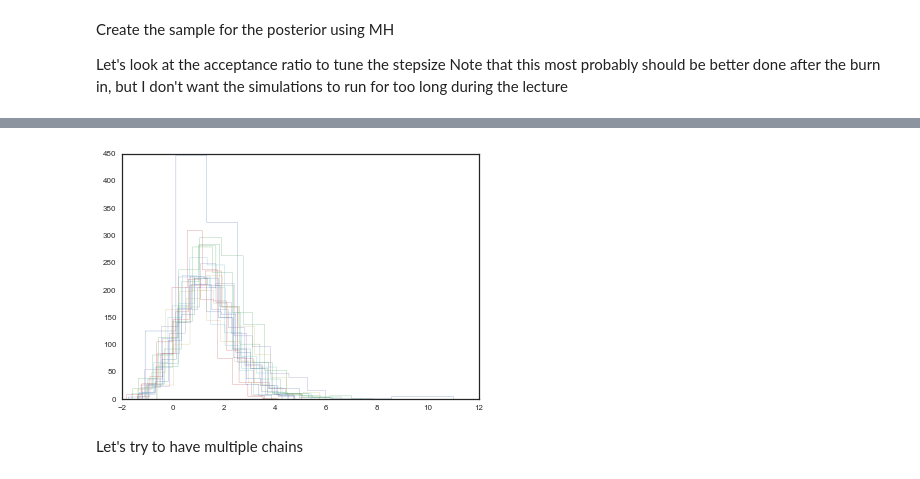
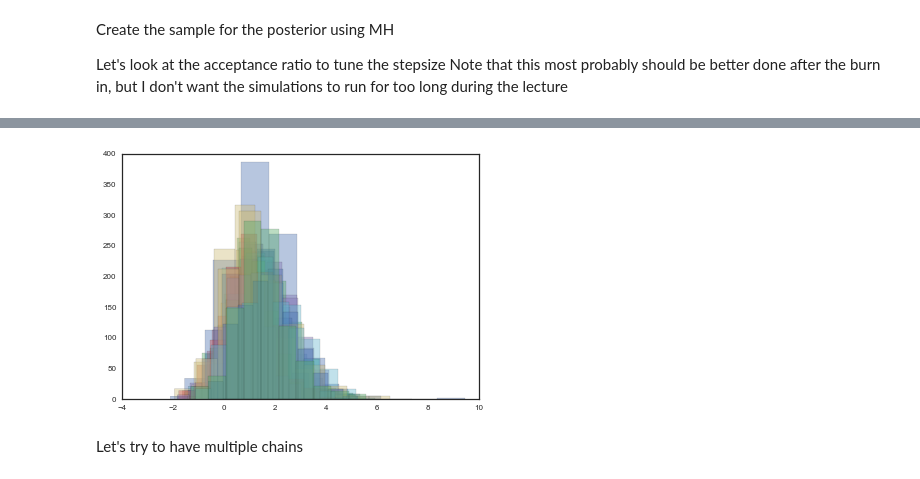
Before and after one commit to subodhchhabra/2015, a Jupyter notebook: Lectures/Lecture08_MCMC_Convergence_Slides.ipynb, the cells around one changed output, grey strips where cells are left out. Cells and saved outputs as stored; diff of their text form; code cells hidden in the pictures.

```diff
--- a/Lectures/Lecture08_MCMC_Convergence_Slides.ipynb
+++ b/Lectures/Lecture08_MCMC_Convergence_Slides.ipynb
@@ -284,14 +284,14 @@ plt.ylabel("beta")
 # %%
 burnin = 1    # MY BURN IN
 # throw away the burnin samples
 alpha = trace[burnin:,0]; beta=trace[burnin:,1]
 
 subsetSize = 1000
 for i in range(20):
-    #plt.hist(alpha[subsetSize*i:subsetSize*(i+1)], alpha=0.4)
-    plt.hist(alpha[subsetSize*i:subsetSize*(i+1)], histtype="step")
+    plt.hist(alpha[subsetSize*i:subsetSize*(i+1)], alpha=0.4)
+    #plt.hist(alpha[subsetSize*i:subsetSize*(i+1)], histtype="step")
 # %% [output]
-[figure, old version]
+[figure, new version]
 # %% [markdown]
 Let's try to have multiple chains
 # %%
```
Also changed, not shown: parts of 4 cells of this notebook, 1 other file.
